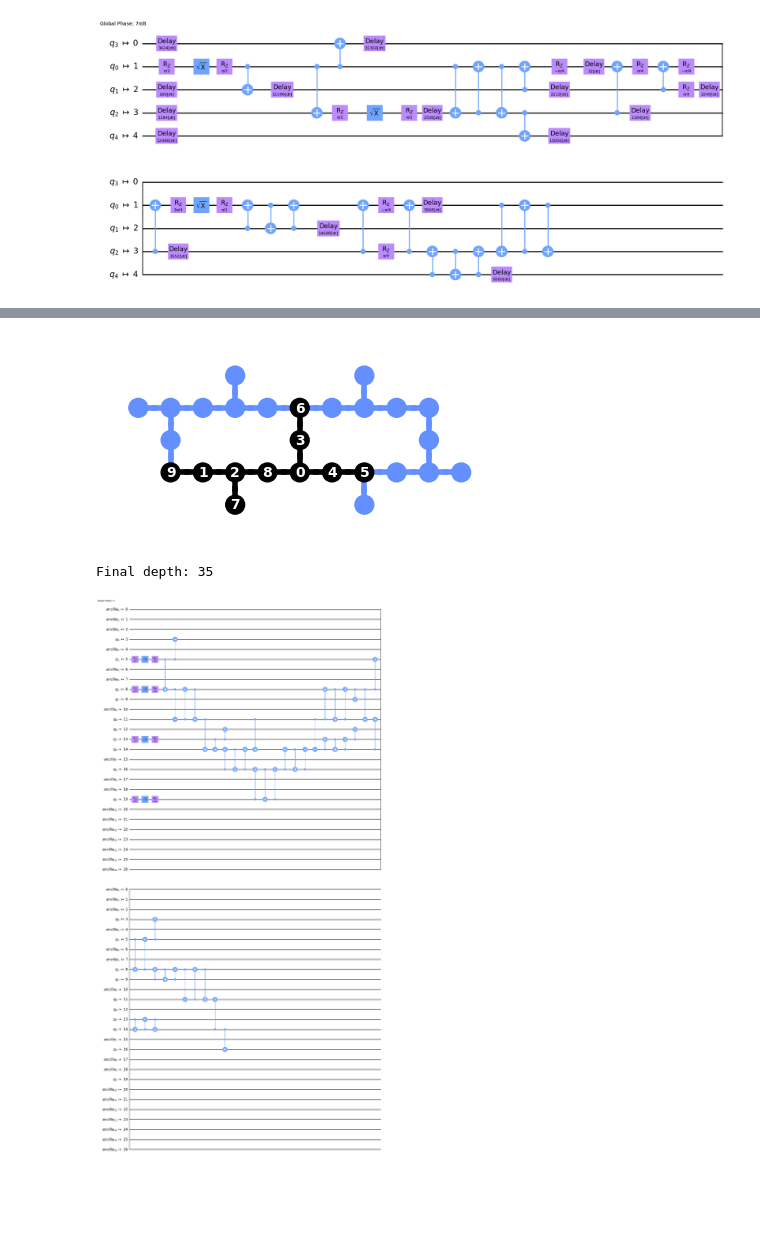
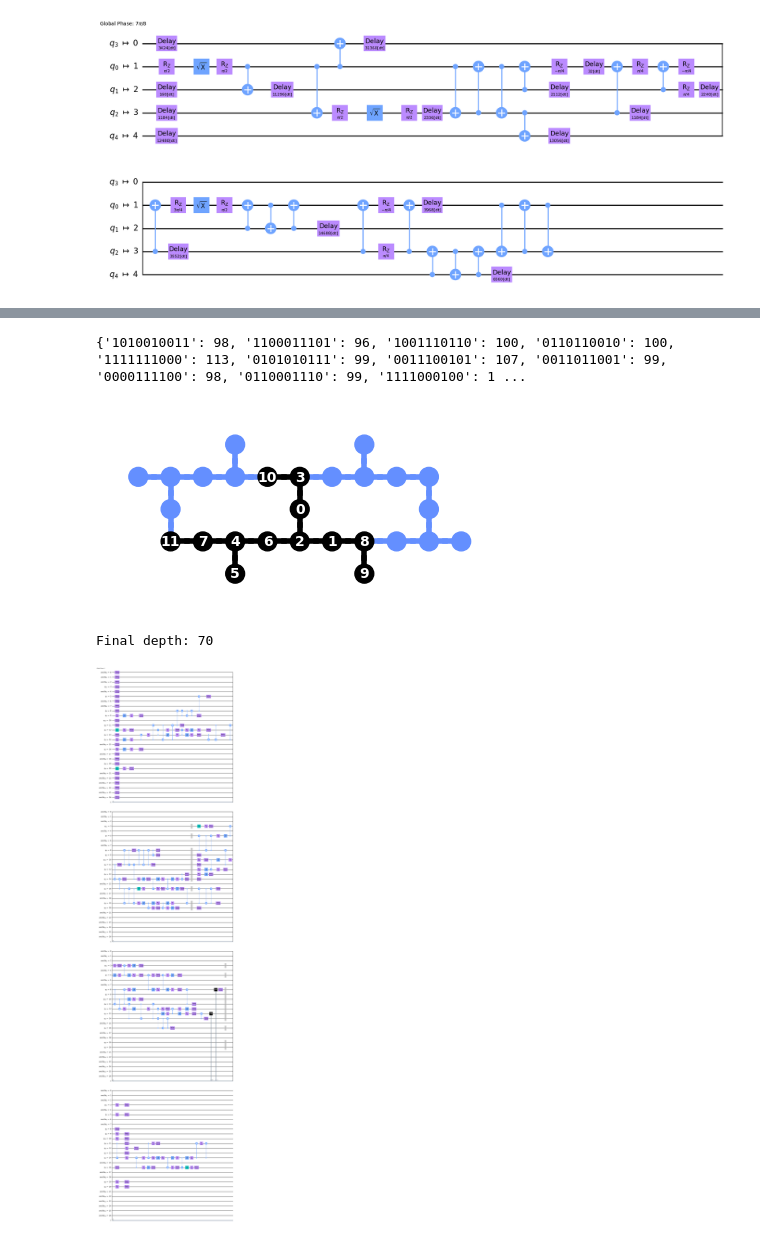
Before and after one commit to Vladlen24/ML4Q, a Jupyter notebook: learn-qiskit/transpiler.ipynb, the cells around one changed output, grey strips where cells are left out. Cells and saved outputs as stored; diff of their text form; code cells hidden in the pictures; blank space fills up the shorter version.

```diff
--- a/learn-qiskit/transpiler.ipynb
+++ b/learn-qiskit/transpiler.ipynb
@@ -48,0 +37,36 @@ Original depth: 8
+# %%
+ancila_ed = ClassicalRegister(2)
+qc10 = QuantumCircuit(12,2)
+
+# preparation logical |+>
+qc10.h([1,2,3,5])
+qc10.cx(2, [0,4])
+qc10.cx(3, 0)
+qc10.cx(1, 2)
+qc10.cx(3, 6)
+qc10.cx(5, [6,7])
+qc10.cx(2, 5)
+qc10.cx(5, 4)
+qc10.cx(2, 8)
+qc10.cx(3, 8)
+qc10.cx(1, 9)
+qc10.cx(2, 9)
+
+qc10.barrier()
+
+# ED (error detection)
+qc10.cx([0,3,9], 10)
+qc10.cx([5,6,8], 11)
+qc10.measure([10, 11], [0, 1])
+
+qc10.barrier()
+
+# logical T-gate
+qc10.t([0,2,4,6])
+qc10.tdg([1,3,5])
+qc10.ccz(7,8,9)
+
+# qc10.measure_all()
+
+print(f'Original depth: {qc10.depth()}')
+qc10.draw('mpl')
@@ -49,15 +76,46 @@ Original depth: 8
+# %%
+logical_0 = ['1100011101', '0011011001', '0110110010', '0101101011', '1001110110', '1111000100', '1010101111', '0000000000']
+logical_1 = ['1010010011', '1100100001', '0011100101', '1001001010', '0101010111', '0000111100', '1111111000', '0110001110']
+
+shots_num = 1600
+backend = Aer.get_backend('aer_simulator_statevector')
+circuit_transpiled = transpile(qc10, backend)
+job = backend.run(circuit_transpiled, shots=shots_num, dynamic=True)
+
+result = job.result().get_counts(qc10)
+# print(list(result.keys())[0][::-1][:10])
+
+arr = [elem[::-1][:10] for elem in list(result.keys())]
+arr_unik_keys = list(set(arr))
+arr_values = list(result.values())
+arr_unik_values = []
+for elem in arr_unik_keys:
+    if (elem not in logical_0) and (elem not in logical_1):
+        print("Not logical +")
+    suma = 0
+    suma = sum(val for key, val in zip(arr, arr_values) if key == elem)
+    arr_unik_values.append(suma)
+state_prob = dict(zip(arr_unik_keys, arr_unik_values))
+print(state_prob)
+
+
+# plt.figure(figsize=(20,5))
+# plt.bar(arr_unik_keys, arr_unik_values)
+# %% [output]
+{'1010010011': 98, '1100011101': 96, '1001110110': 100, '0110110010': 100, '1111111000': 113, '0101010111': 99, '0011100101': 107, '0011011001': 99, '0000111100': 98, '0110001110': 99, '1111000100': 1 ...
 # %%
+# Fake_backends = {FakeTokyo (20-qub), FakeAuckland (27-qub), FakeParisV2 (27-qub), FakeRueschlikon (16-qub), FakeGuadalupeV2 (16-qub)}
 backend1 = FakeAuckland()
-new_qc10 = transpile(qc10, backend=backend1, optimization_level=3)#, scheduling_method='asap')
+new_qc10 = transpile(qc10, backend=backend1, optimization_level=3, scheduling_method="asap")
 plot_circuit_layout(new_qc10, backend1)
 # %% [output]
-[figure, old version]
+[figure, new version]
 # %%
 print(f'Final depth: {new_qc10.depth()}')
 new_qc10.draw(output='mpl')
 # %% [output]
-Final depth: 35
+Final depth: 70
-[figure, old version]
+[figure, new version]
 # %%
 # optimization
 
```
Also changed, not shown: parts of 8 cells of this notebook.
